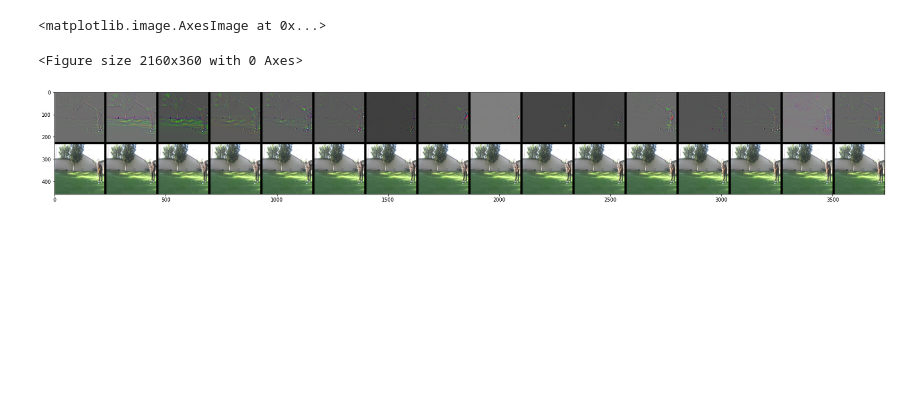
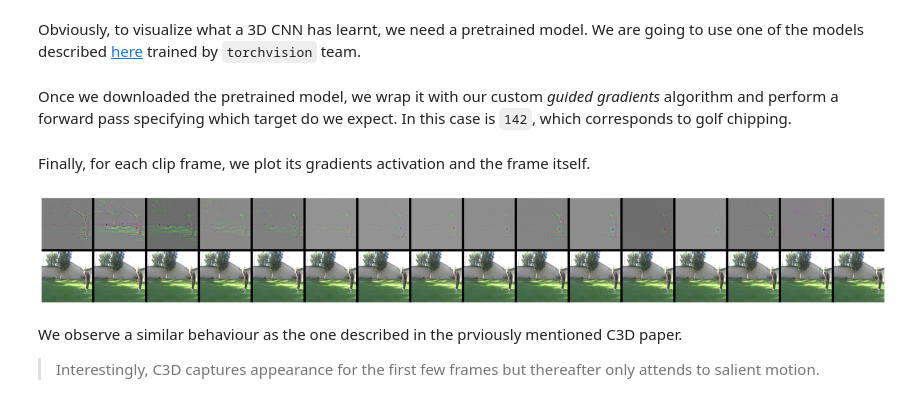
Before and after one commit to Guillem96/activity-recognition, a Jupyter notebook: notebooks/Visualizing what 3D CNN learn.ipynb, the cells around one changed output. Drawn from its saved outputs; the diff is of its cells as text; code cells hidden in the pictures; blank space fills up the shorter version.

```diff
--- a/notebooks/Visualizing what 3D CNN learn.ipynb
+++ b/notebooks/Visualizing what 3D CNN learn.ipynb
@@ -125,9 +128,7 @@ def to_np_im(im):
     return (im.transpose(1, 2, 0) * 255).astype('uint8')
 # %%
 class GuidedBackpropVideo():
-    """
-       Produces gradients generated with guided back propagation from the given image
-    """
+
     def __init__(self, model):
         self.model = model
         self.gradients = None
@@ -177,54 +178,63 @@ class GuidedBackpropVideo():
 
         loop_for_relus(self.model)
 
-    def generate_gradients(self, input_image, target_class):
+    def __call__(self, input_image, target_class):
         # Forward pass
-        model_output = self.model(input_image)
+        input_image.requires_grad = True
+        model_output = self.model(input_image.unsqueeze(0))
         # Zero gradients
         self.model.zero_grad()
         # Target for backprop
-        one_hot_output = torch.FloatTensor(1, model_output.size()[-1]).zero_()
-        one_hot_output[0][target_class] = 1
+        one_hot_output = torch.arange(model_output.size(-1)).eq(target_class)
+        one_hot_output = one_hot_output.float().unsqueeze(0)
+
         # Backward pass
         model_output.backward(gradient=one_hot_output)
-        # Convert Pytorch variable to numpy array
-        # [0] to get rid of the first channel (1,3,224,224)
-        gradients_as_arr = self.gradients.data.numpy()[0]
+        gradients_as_arr = self.gradients.data.squeeze(0)
         return gradients_as_arr
+# %% [markdown]
+Obviously, to visualize what a 3D CNN has learnt, we need a pretrained model. We are going to use one of the models described [here](https://arxiv.org/abs/1711.11248) trained by `torchvision` team.
 # %%
 video_model = zoo.video.r3d_18(pretrained=True)
-GBP = GuidedBackpropVideo(video_model)
-video_t.requires_grad = True
-guided_grads = GBP.generate_gradients(video_t.unsqueeze(0), 1)
+# %% [markdown]
+Once we downloaded the pretrained model, we wrap it with our custom *guided gradients* algorithm and perform a forward pass specifying which target do we expect. In this case is `142`, which corresponds to golf chipping.
+# %%
+GBP = GuidedBackpropVideo(video_model)
+guided_grads = GBP(video_t, 142)
+# %% [markdown]
+Finally, for each clip frame, we plot its gradients activation and the frame itself.
 # %%
-plt.figure(figsize=(30, 5))
 margin = 10
 single_im_size = 224
 frames = clip.size(0)
 
-guided_grads = resize(torch.from_numpy(guided_grads),
-                      (single_im_size, single_im_size)).numpy()
-guided_grads = guided_grads.transpose(1, 0, 2, 3)
+guided_grads_np = resize(guided_grads, (single_im_size, single_im_size))
+guided_grads_np = guided_grads_np.permute(1, 0, 2, 3).numpy()
 
 final_image = np.zeros((2 * single_im_size + margin,
                         frames * single_im_size + margin * (frames - 1),
                         3)).astype('uint8')
 
 for i in range(frames):
     start_w = i * single_im_size + (margin * i)
     end_w = start_w + single_im_size
 
-    grad_im = post_process_grad_im(guided_grads[i - 1])
+    grad_im = post_process_grad_im(guided_grads_np[i - 1])
     final_image[: single_im_size, start_w: end_w] = grad_im
 
     clip_im = Image.fromarray(clip[i - 1].numpy())
     clip_im = clip_im.resize((single_im_size, single_im_size))
     clip_im = np.array(clip_im)
     final_image[single_im_size + margin:, start_w: end_w] = clip_im
 
 plt.figure(figsize=(30, 15))
+plt.axis('off')
 plt.imshow(final_image)
+plt.show()
 # %% [output]
-<matplotlib.image.AxesImage at 0x...>
-<Figure size 2160x360 with 0 Axes>
-[figure, old version]
+[figure, new version]
+# %% [markdown]
+We observe a similar behaviour as the one described in the prviously mentioned C3D paper.
+
+> Interestingly, C3D captures appearance for the first few frames but
+thereafter only attends to salient motion.
```
Also changed, not shown: parts of 9 cells of this notebook.
